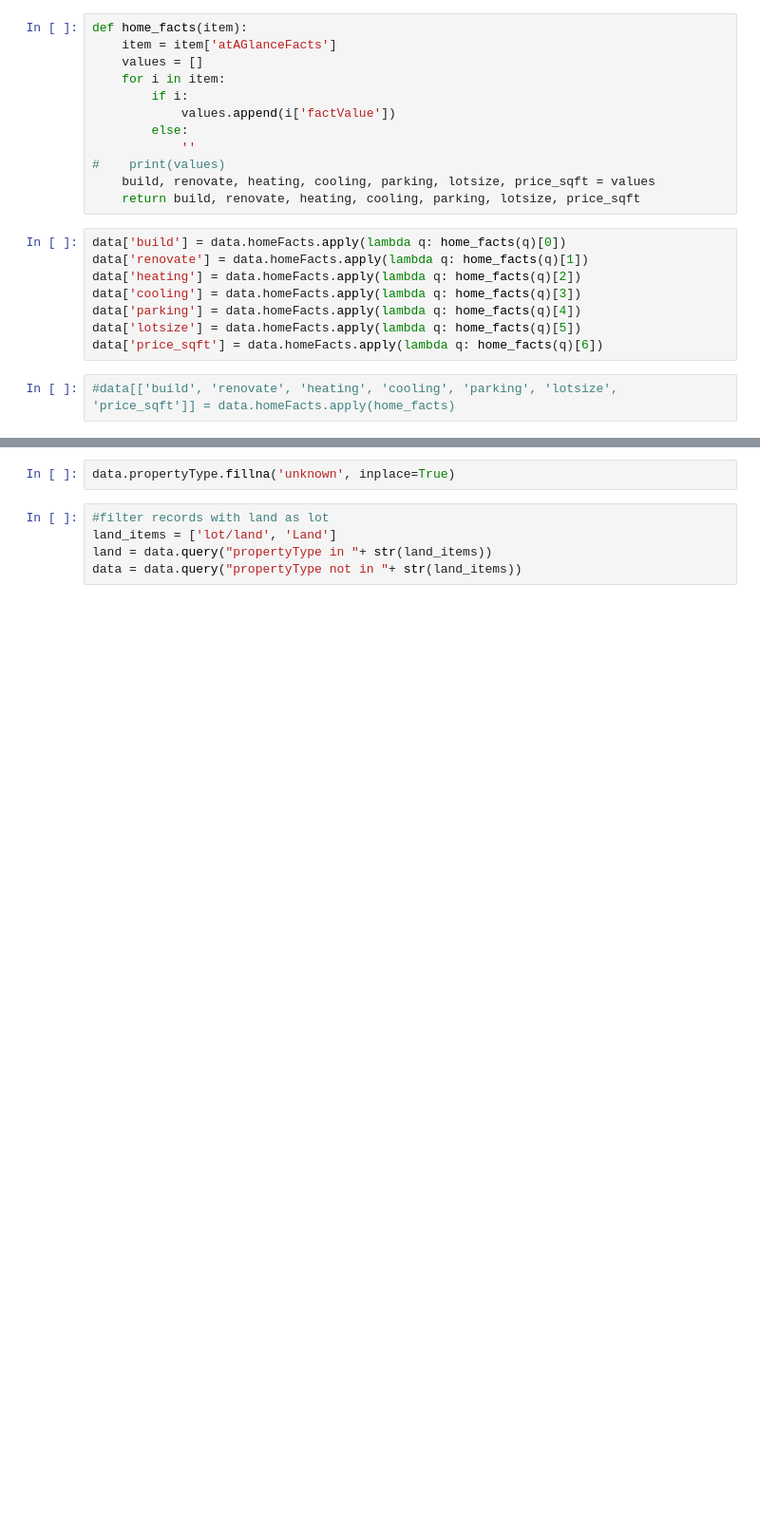
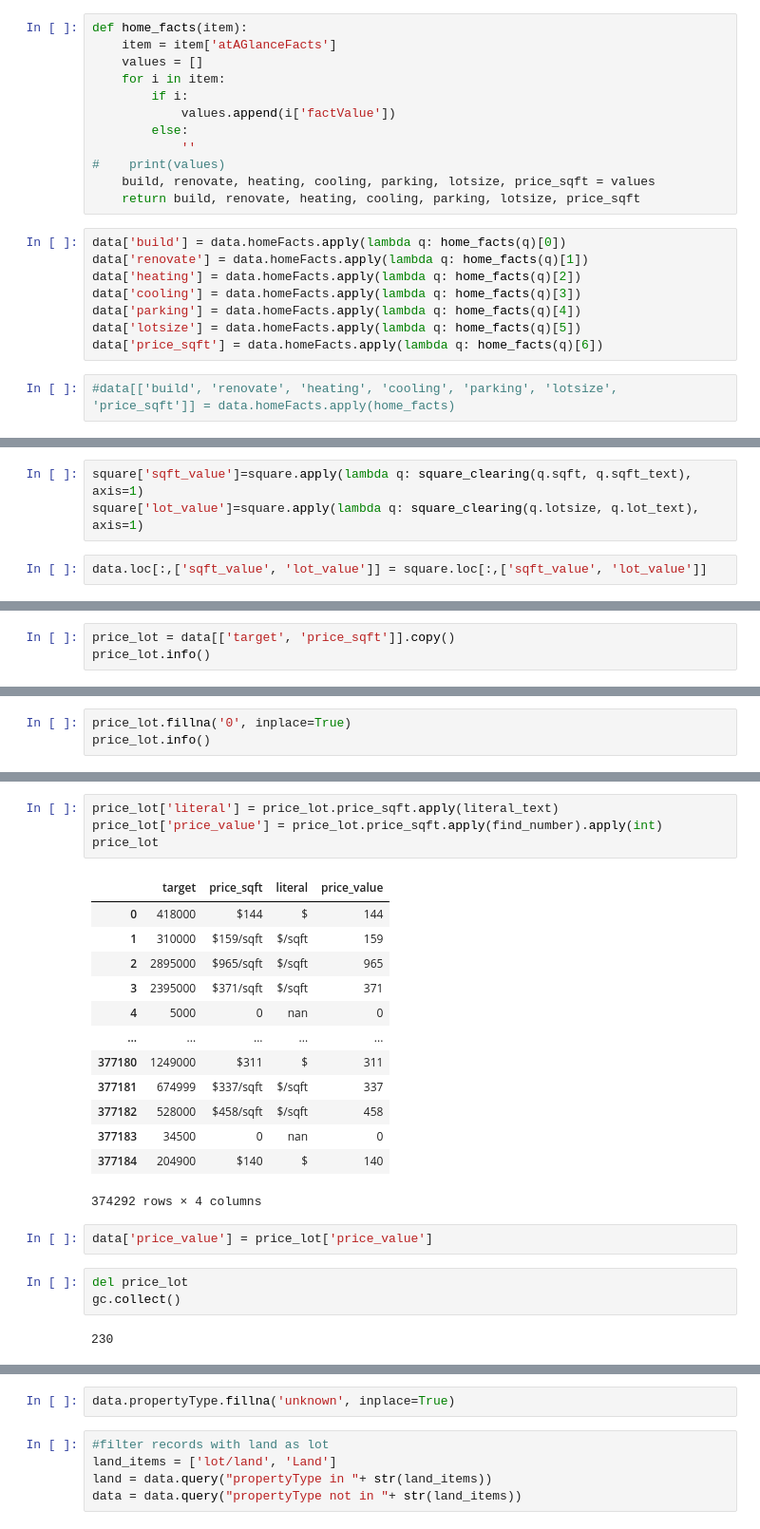
Before and after one commit to SeregeiKroupen/SF, a Jupyter notebook: final_project/Final_project.ipynb, the cells around one changed output, grey strips where cells are left out. Shown at 95% size. Drawn from its saved outputs; the diff is of its cells as text; blank space fills up the shorter version.

```diff
--- a/final_project/Final_project.ipynb
+++ b/final_project/Final_project.ipynb
@@ -590,0 +654,5 @@ gc.collect()
+# %%
+square['sqft_value']=square.apply(lambda q: square_clearing(q.sqft, q.sqft_text), axis=1)
+square['lot_value']=square.apply(lambda q: square_clearing(q.lotsize, q.lot_text), axis=1)
+# %%
+data.loc[:,['sqft_value', 'lot_value']] = square.loc[:,['sqft_value', 'lot_value']]
@@ -590,0 +734,3 @@ gc.collect()
+# %%
+price_lot = data[['target', 'price_sqft']].copy()
+price_lot.info()
@@ -590,0 +747,3 @@ gc.collect()
+# %%
+price_lot.fillna('0', inplace=True)
+price_lot.info()
@@ -590,0 +760,25 @@ gc.collect()
+# %%
+price_lot['literal'] = price_lot.price_sqft.apply(literal_text)
+price_lot['price_value'] = price_lot.price_sqft.apply(find_number).apply(int)
+price_lot
+# %% [output]
+|  | target | price_sqft | literal | price_value |
+| 0 | 418000 | $144 | $ | 144 |
+| 1 | 310000 | $159/sqft | $/sqft | 159 |
+| 2 | 2895000 | $965/sqft | $/sqft | 965 |
+| 3 | 2395000 | $371/sqft | $/sqft | 371 |
+| 4 | 5000 | 0 | nan | 0 |
+| ... | ... | ... | ... | ... |
+| 377180 | 1249000 | $311 | $ | 311 |
+| 377181 | 674999 | $337/sqft | $/sqft | 337 |
+| 377182 | 528000 | $458/sqft | $/sqft | 458 |
+| 377183 | 34500 | 0 | nan | 0 |
+| 377184 | 204900 | $140 | $ | 140 |
+374292 rows × 4 columns
+# %%
+data['price_value'] = price_lot['price_value']
+# %%
+del price_lot
+gc.collect()
+# %% [output]
+230
```
Also changed, not shown: parts of 59 cells of this notebook, 5 other files.
